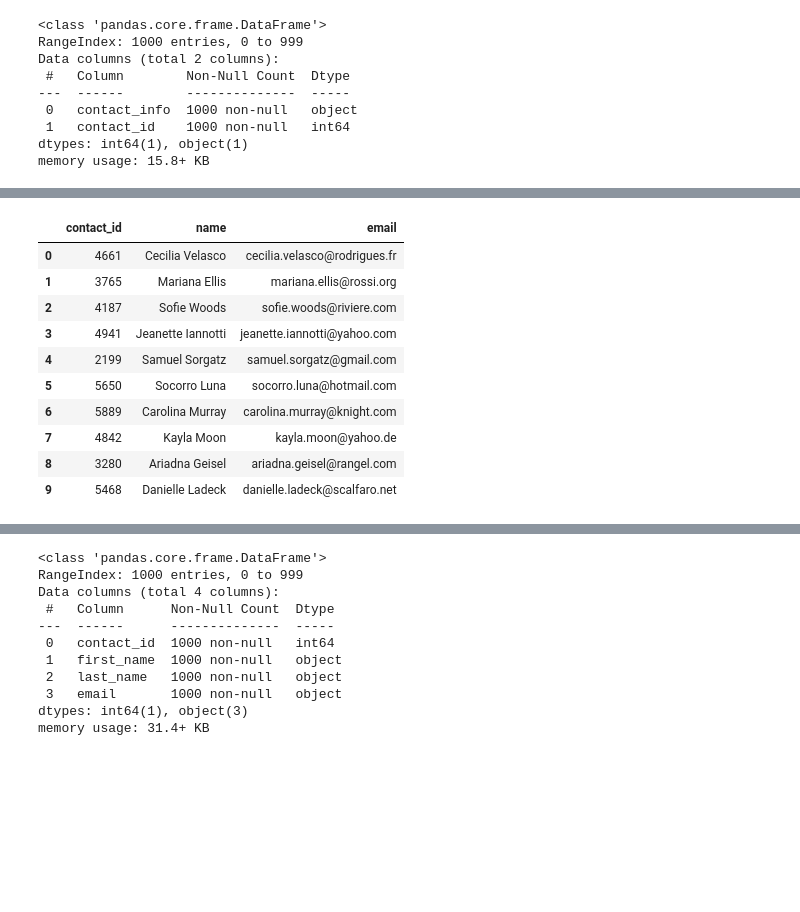
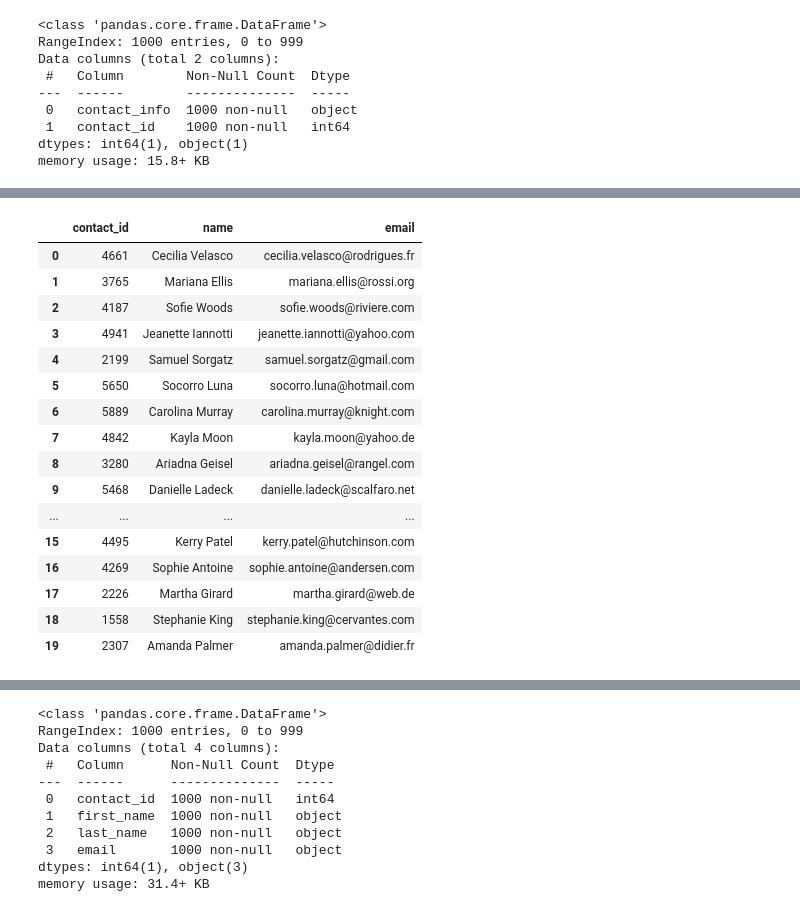
Before and after one commit to Patli1998/ETL-Mini-Project, a Jupyter notebook: ETL_Mini_Project_PPurohit.ipynb, the cells around one changed output, grey strips where cells are left out. Cells and saved outputs as stored; diff of their text form; code cells hidden in the pictures; blank space fills up the shorter version.

```diff
--- a/ETL_Mini_Project_PPurohit.ipynb
+++ b/ETL_Mini_Project_PPurohit.ipynb
@@ -379,6 +380,9 @@ dtypes: object(2)
 memory usage: 15.8+ KB
 # %%
 # Convert the "contact_id" column to an int64 data type.
+
+contact_info_df_copy['contact_id'] = pd.to_numeric(contact_info_df_copy['contact_id'])
+contact_info_df_copy.info()
 # %% [output]
 <class 'pandas.core.frame.DataFrame'>
 RangeIndex: 1000 entries, 0 to 999
@@ -391,6 +395,9 @@ dtypes: int64(1), object(1)
 memory usage: 15.8+ KB
 # %%
 # Extract the name of the contact and add it to a new column.
+
+contact_info_df_copy['name'] = contact_info_df_copy['contact_info'].str.extract(r'([^nameil"\s][A=Za-z]+\s+[A-Za-z]+)')
+contact_info_df_copy.head(20)
 # %% [output]
 |  | contact_info | contact_id | name |
 | 0 | {"contact_id": 4661, "name": "Cec... | 4661 | Cecilia Velasco |
@@ -406,5 +419,8 @@ memory usage: 15.8+ KB
 # %%
 # Extract the email from the contacts and add the values to a new column.
+
+contact_info_df_copy['email'] = contact_info_df_copy['contact_info'].str.extract(r'"(\S+@\S+)"}')
+contact_info_df_copy.head(20)
 # %% [output]
 |  | contact_info | contact_id | name | email |
 | 0 | {"contact_id": 4661, "name": "Cec... | 4661 | Cecilia Velasco | cecilia.velasco@rodrigues.fr |
@@ -420,17 +442,26 @@ memory usage: 15.8+ KB
 # %%
 # Create a copy of the contact_info_df with the 'contact_id', 'name', 'email' columns.
+
+newcontacts_df = contact_info_df_copy[['contact_id', 'name', 'email']].copy()
+newcontacts_df.head(20)
 # %% [output]
 |  | contact_id | name | email |
 | 0 | 4661 | Cecilia Velasco | cecilia.velasco@rodrigues.fr |
 | 1 | 3765 | Mariana Ellis | mariana.ellis@rossi.org |
 | 2 | 4187 | Sofie Woods | sofie.woods@riviere.com |
 | 3 | 4941 | Jeanette Iannotti | jeanette.iannotti@yahoo.com |
 | 4 | 2199 | Samuel Sorgatz | samuel.sorgatz@gmail.com |
 | 5 | 5650 | Socorro Luna | socorro.luna@hotmail.com |
 | 6 | 5889 | Carolina Murray | carolina.murray@knight.com |
 | 7 | 4842 | Kayla Moon | kayla.moon@yahoo.de |
 | 8 | 3280 | Ariadna Geisel | ariadna.geisel@rangel.com |
 | 9 | 5468 | Danielle Ladeck | danielle.ladeck@scalfaro.net |
+| ... | ... | ... | ... |
+| 15 | 4495 | Kerry Patel | kerry.patel@hutchinson.com |
+| 16 | 4269 | Sophie Antoine | sophie.antoine@andersen.com |
+| 17 | 2226 | Martha Girard | martha.girard@web.de |
+| 18 | 1558 | Stephanie King | stephanie.king@cervantes.com |
+| 19 | 2307 | Amanda Palmer | amanda.palmer@didier.fr |
 # %%
 # Create a "first"name" and "last_name" column with the first and last names from the "name" column.
 
```
Also changed, not shown: parts of 8 cells of this notebook, 1 other file.
